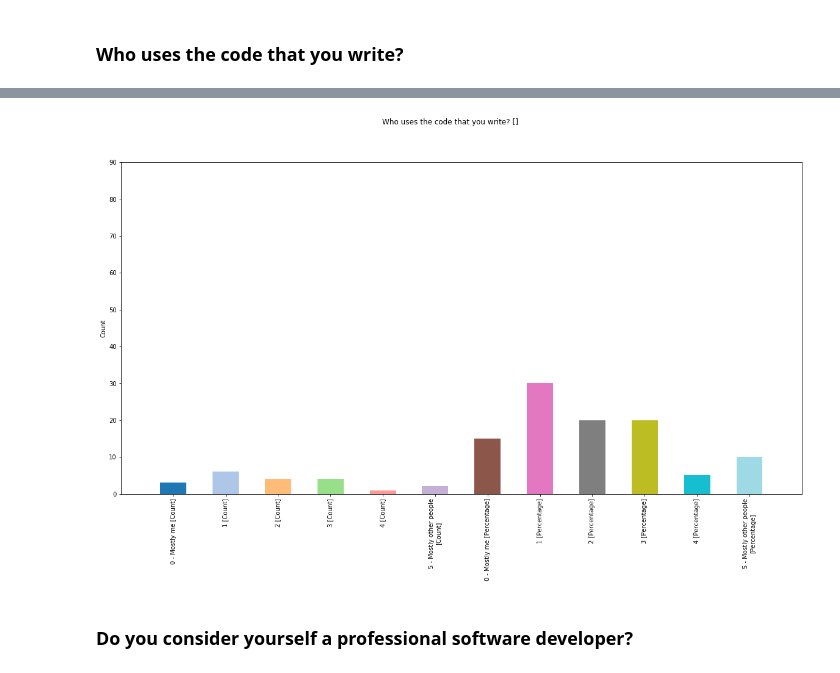
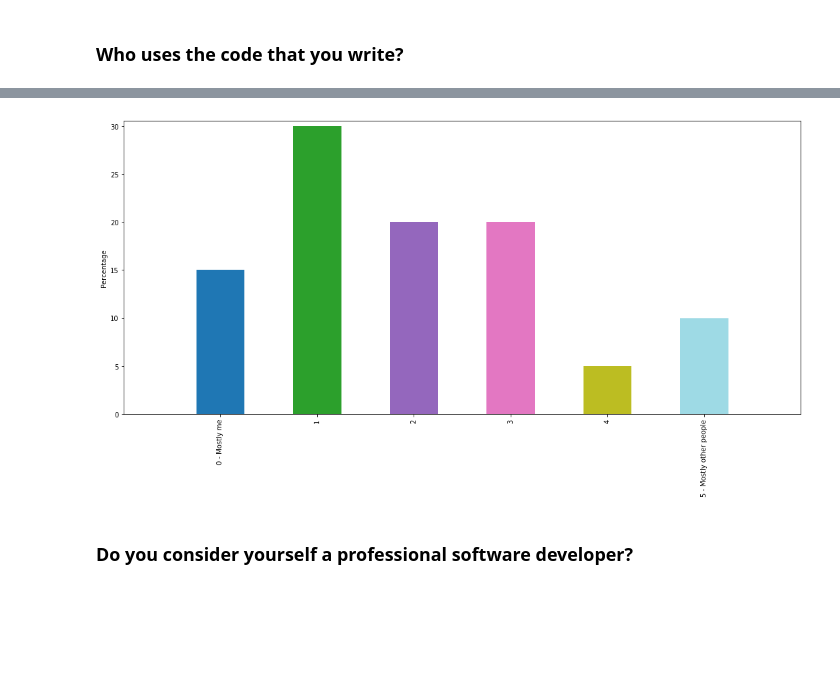
Before and after one commit to softwaresaved/international-survey, a Jupyter notebook: analysis/results_zaf_2017_narrative.ipynb, the cells around one changed output, grey strips where cells are left out. Drawn from its saved outputs; the diff is of its cells as text; code cells hidden in the pictures; blank space fills up the shorter version.

```diff
--- a/analysis/results_zaf_2017_narrative.ipynb
+++ b/analysis/results_zaf_2017_narrative.ipynb
@@ -255,7 +261,7 @@ display_side_by_side(v_to_count,perc_to_count)
-# %%
-_ = get_plot(v_to_count, "likert")
-# %% [output]
-[figure, removed]
+# %%
+_ = get_plot(perc_to_count, "one choice", dropna=False)
+# %% [output]
+[figure, added]
 # %% [markdown]
 ### Do you consider yourself a professional software developer?
 # %%
```
Also changed, not shown: parts of 82 cells of this notebook, 35 other files.
